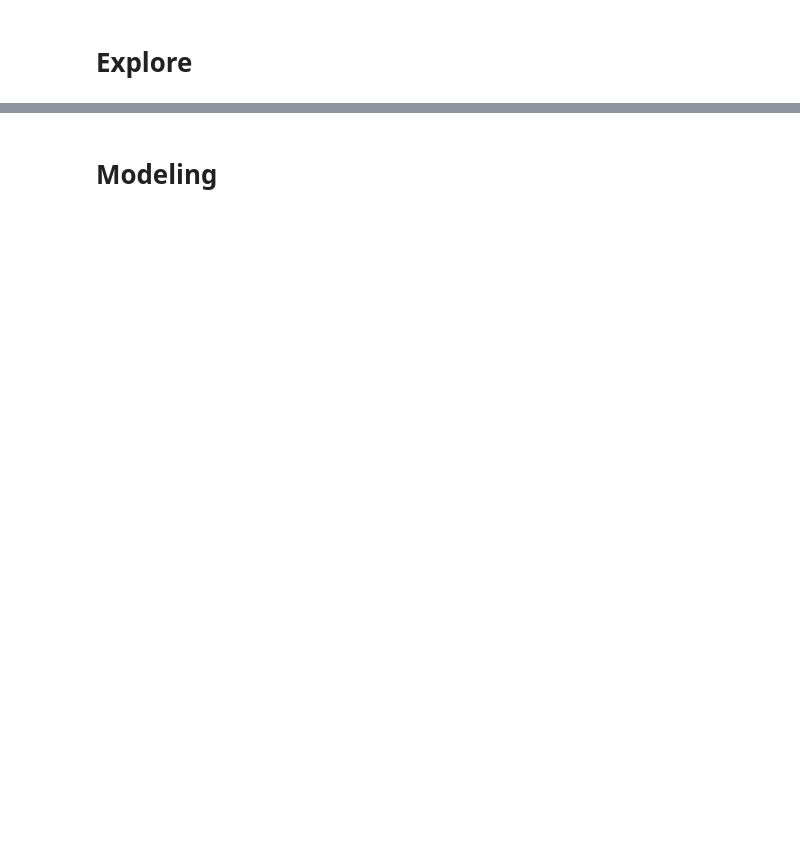
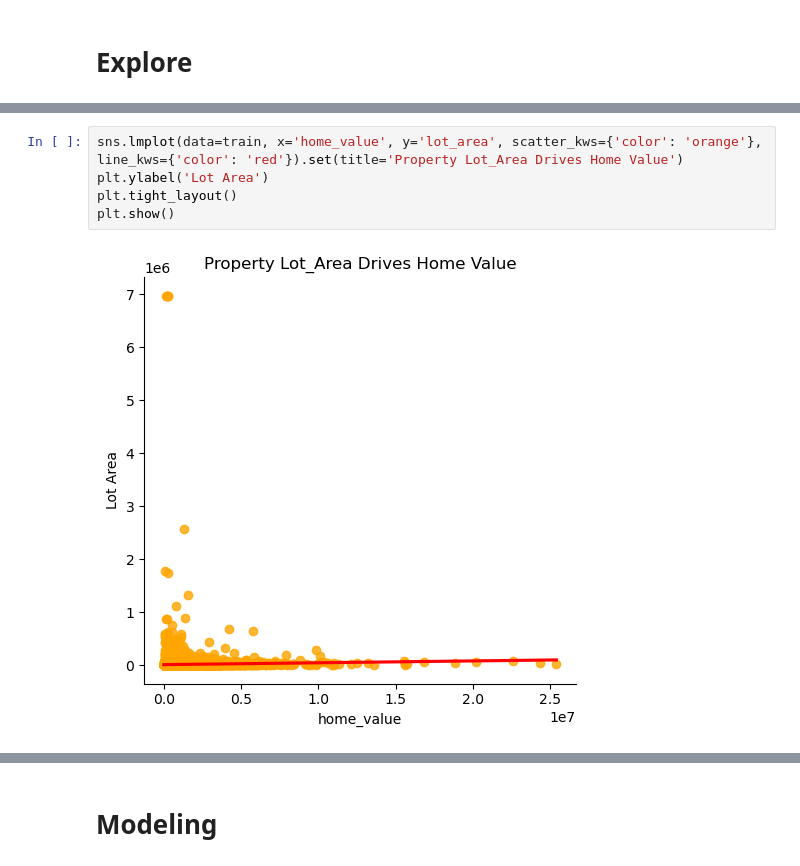
Before and after one commit to Marc-Aradillas/zillow_project, a Jupyter notebook: mvp.ipynb, the cells around one changed output, grey strips where cells are left out. Saved outputs shown, nothing was run; the diff lists cells and outputs as text; blank space fills up the shorter version.

```diff
--- a/mvp.ipynb
+++ b/mvp.ipynb
@@ -68,0 +155,7 @@ train.head()
+# %%
+sns.lmplot(data=train, x='home_value', y='lot_area', scatter_kws={'color': 'orange'}, line_kws={'color': 'red'}).set(title='Property Lot_Area Drives Home Value')
+plt.ylabel('Lot Area')
+plt.tight_layout()
+plt.show()
+# %% [output]
+[figure, added]
```
Also changed, not shown: parts of 56 cells of this notebook, 4 other files.
